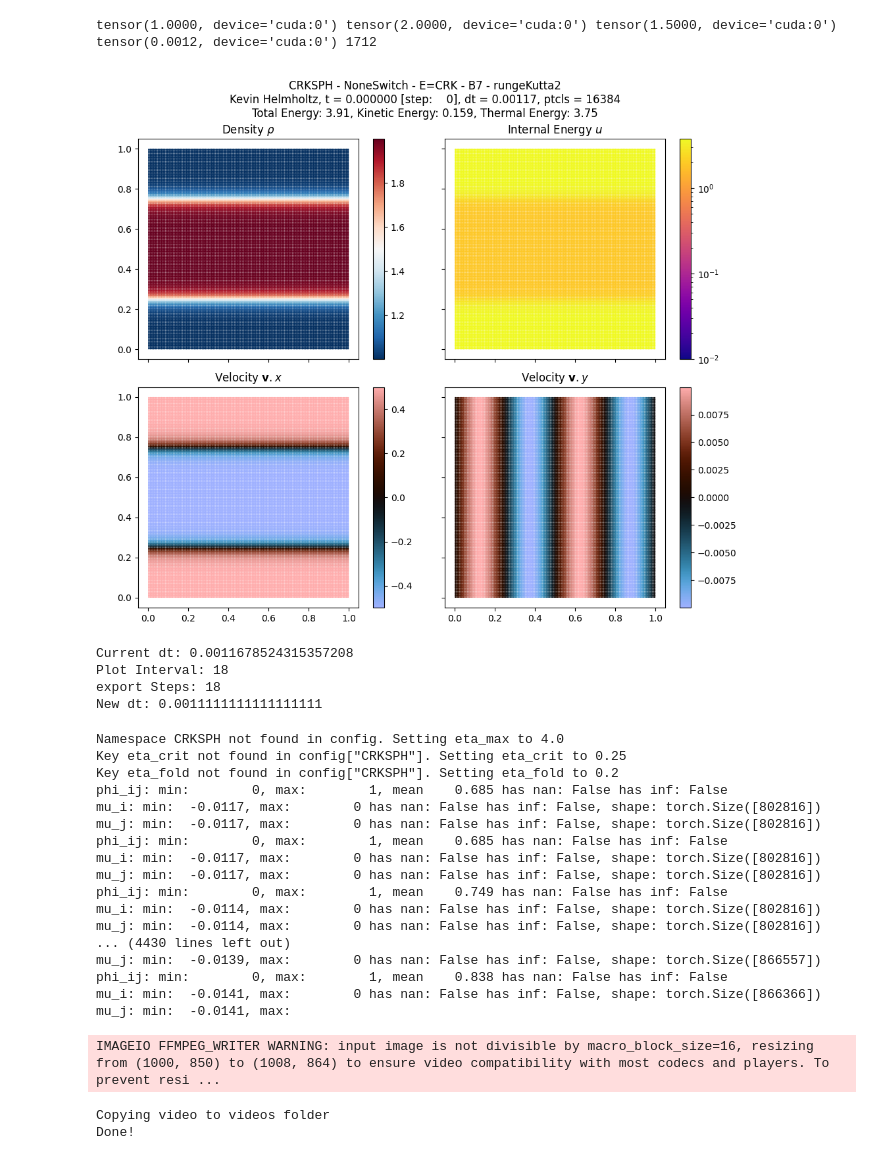
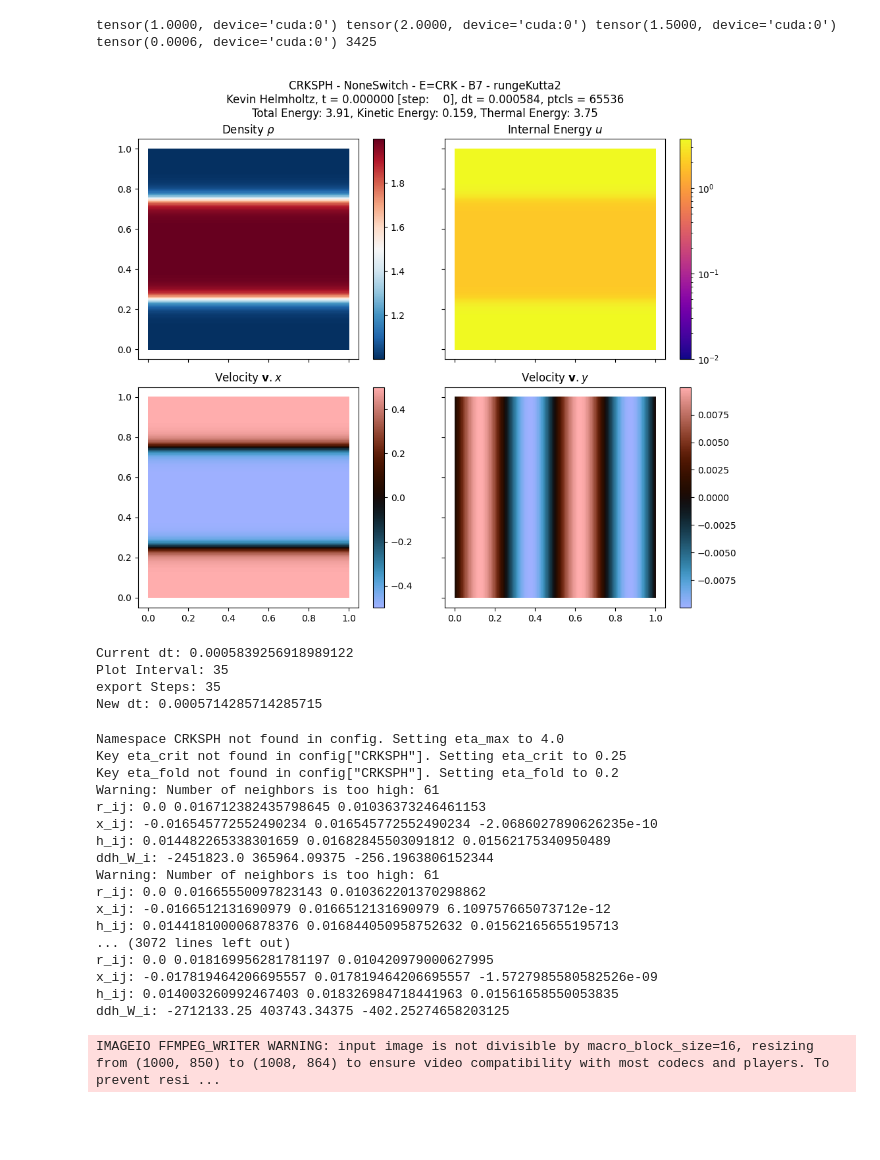
Before and after one commit to tum-pbs/diffSPH, a Jupyter notebook: examples/compressible/KevinHelmHoltz.ipynb, the cells around one changed output. Drawn from its saved outputs; the diff is of its cells as text; code cells hidden in the pictures; blank space fills up the shorter version.

```diff
--- a/examples/compressible/KevinHelmHoltz.ipynb
+++ b/examples/compressible/KevinHelmHoltz.ipynb
@@ -36,7 +36,7 @@ targetNeighbors = n_h_to_nH(4, dim)
 CFL = 0.3
 goalRadius = 0.8
 
-nx = 128
+nx = 256
 rho0 = 1
 E0 = 1
 gamma = 5/3
@@ -44,7 +44,7 @@ gamma = 5/3
 scheme = SimulationScheme.CRKSPH
 integrationScheme = IntegrationSchemeType.rungeKutta2
 viscositySwitch = ViscositySwitch.NoneSwitch
-supportScheme = AdaptiveSupportScheme.OwenScheme
+supportScheme = AdaptiveSupportScheme.MonaghanScheme
 
 domain = buildDomainDescription(l = 1, dim = dim, periodic = True, device = device, dtype = dtype)
 domain.min = torch.tensor([0, 0], device = device, dtype = dtype)
@@ -163,7 +194,7 @@ simulationState = copy.deepcopy(particleSystem)
 print(dt, timesteps)
 # %% [output]
 tensor(1.0000, device='cuda:0') tensor(2.0000, device='cuda:0') tensor(1.5000, device='cuda:0')
-tensor(0.0012, device='cuda:0') 1712
+tensor(0.0006, device='cuda:0') 3425
 # %%
 from diffSPH.plotting import visualizeParticles, updatePlot
 from diffSPH.modules.adaptiveSmoothingASPH import n_h_to_nH, evaluateOptimalSupportOwen
@@ -172,7 +203,7 @@ fluidParticles = simulationState.systemState
 
 fig, axis = plt.subplots(2, 2, figsize=(10, 8.5), squeeze=False, sharex=True, sharey=True)
 
-s = 1
+s = 0.1
 densityPlotState = visualizeParticles(fig, axis[0,0],
                      particles = fluidParticles,
                      domain = domain,
@@ -186,7 +217,7 @@ densityPlotState = visualizeParticles(fig, axis[0,0],
                      midPoint=1.5,
                      title='Density $\\rho$',
                      markerSize = s,
-                     gridVisualization=False, gridResolution=256)
+                     gridVisualization=True, gridResolution=256)
 
 internalEnergyPlotState = visualizeParticles(fig, axis[0,1],
                      particles = fluidParticles,
@@ -201,7 +232,7 @@ internalEnergyPlotState = visualizeParticles(fig, axis[0,1],
                      scaling = 'log',
                      vmin = 1e-2,
                      markerSize = s,
-                     gridVisualization=False, gridResolution=256)
+                     gridVisualization=True, gridResolution=256)
 
 velocityXPlotState = visualizeParticles(fig, axis[1,0],
                      particles = fluidParticles,
@@ -216,36 +247,36 @@ velocityXPlotState = visualizeParticles(fig, axis[1,0],
                      title='Velocity $\mathbf{v}.x$',
                      mapping = '.x',
                      markerSize = s,
-                     gridVisualization=False, gridResolution=256)
+                     gridVisualization=True, gridResolution=256)
 velocityYPlotState = visualizeParticles(fig, axis[1,1],
                      particles = fluidParticles,
                      domain = domain,
                      quantity = fluidParticles.velocities,
                      which = 'fluid',
                      visualizeBoth=False,
                      kernel = solverConfig['kernel'],
                      plotDomain = False,
                      cmap = 'berlin',
                      midPoint=0,
                      title='Velocity $\mathbf{v}.y$',
                      mapping = '.y',
                      markerSize = s,
-                     gridVisualization=False, gridResolution=256)
+                     gridVisualization=True, gridResolution=256)
 
 # for ax in axis.flatten():
     # ax.set_xlim(-1, 1)
     # ax.set_ylim(-1,1)
 kineticEnergy = 0.5 * (torch.linalg.norm(simulationState.systemState.velocities, dim = -1) **2 * simulationState.systemState.masses).sum()
 thermalEnergy = (simulationState.systemState.internalEnergies * simulationState.systemState.masses).sum()
 totalEnergy = kineticEnergy + thermalEnergy
 
 
 fig.suptitle(f'{solverConfig["schemeName"]}\nKevin Helmholtz, t = {simulationState.t:2f} [step: {0:4d}], dt = {dt:.3g}, ptcls = {len(simulationState.systemState.positions)}\nTotal Energy: {totalEnergy:.3g}, Kinetic Energy: {kineticEnergy:.3g}, Thermal Energy: {thermalEnergy:.3g}')
 # fig.suptitle(f'{solverConfig["schemeName"]}\nSedov-Taylor Explosion, t = {simulationState.t:2f} [step: {0:4d}], dt = {dt:.3g}, ptcls = {len(simulationState.systemState.positions)}\nTotal Energy: {totalEnergy:.3g}, Kinetic Energy: {kineticEnergy:.3g}, Thermal Energy: {thermalEnergy:.3g}')
 
 fig.tight_layout()
 # %% [output]
-[figure, old version]
+[figure, new version]
 # %%
 
 import math
@@ -260,15 +291,15 @@ print(f'Plot Interval: {plotInterval}')
 print(f'export Steps: {exportSteps}')
 print(f'New dt: {newDt}')
 
-imagePrefix = './images/KevinHelmholtz/'
+imagePrefix = './images/KevinHelmholtz4/'
 os.makedirs(imagePrefix, exist_ok = True)
 
 fig.savefig(f'{imagePrefix}frame_{0:05d}.png', dpi = 100)
 # %% [output]
-Current dt: 0.0011678524315357208
-Plot Interval: 18
-export Steps: 18
-New dt: 0.0011111111111111111
+Current dt: 0.0005839256918989122
+Plot Interval: 35
+export Steps: 35
+New dt: 0.0005714285714285715
 # %%
 states = []
 dt = newDt
@@ -311,31 +342,29 @@ for i in (tq:=tqdm(range(timesteps))):
 Namespace CRKSPH not found in config. Setting eta_max to 4.0
 Key eta_crit not found in config["CRKSPH"]. Setting eta_crit to 0.25
 Key eta_fold not found in config["CRKSPH"]. Setting eta_fold to 0.2
-phi_ij: min:        0, max:        1, mean    0.685 has nan: False has inf: False
-mu_i: min:  -0.0117, max:        0 has nan: False has inf: False, shape: torch.Size([802816])
-mu_j: min:  -0.0117, max:        0 has nan: False has inf: False, shape: torch.Size([802816])
-phi_ij: min:        0, max:        1, mean    0.685 has nan: False has inf: False
-mu_i: min:  -0.0117, max:        0 has nan: False has inf: False, shape: torch.Size([802816])
-mu_j: min:  -0.0117, max:        0 has nan: False has inf: False, shape: torch.Size([802816])
-phi_ij: min:        0, max:        1, mean    0.749 has nan: False has inf: False
-mu_i: min:  -0.0114, max:        0 has nan: False has inf: False, shape: torch.Size([802816])
-mu_j: min:  -0.0114, max:        0 has nan: False has inf: False, shape: torch.Size([802816])
-... (4430 lines left out)
-mu_j: min:  -0.0139, max:        0 has nan: False has inf: False, shape: torch.Size([866557])
-phi_ij: min:        0, max:        1, mean    0.838 has nan: False has inf: False
-mu_i: min:  -0.0141, max:        0 has nan: False has inf: False, shape: torch.Size([866366])
-mu_j: min:  -0.0141, max:
+Warning: Number of neighbors is too high: 61
+r_ij: 0.0 0.016712382435798645 0.01036373246461153
+x_ij: -0.016545772552490234 0.016545772552490234 -2.0686027890626235e-10
+h_ij: 0.014482265338301659 0.01682845503091812 0.01562175340950489
+ddh_W_i: -2451823.0 365964.09375 -256.1963806152344
+Warning: Number of neighbors is too high: 61
+r_ij: 0.0 0.01665550097823143 0.010362201370298862
+x_ij: -0.0166512131690979 0.0166512131690979 6.109757665073712e-12
+h_ij: 0.014418100006878376 0.016844050958752632 0.01562165655195713
+... (3072 lines left out)
+r_ij: 0.0 0.018169956281781197 0.010420979000627995
+x_ij: -0.017819464206695557 0.017819464206695557 -1.5727985580582526e-09
+h_ij: 0.014003260992467403 0.018326984718441963 0.01561658550053835
+ddh_W_i: -2712133.25 403743.34375 -402.25274658203125
 # %%
 from diffSPH.util import postProcess
 
 postProcess(
     imagePrefix = imagePrefix,
     fps = 50,
-    exportName = 'kevin_helmholtz',
+    exportName = 'kevin_helmholtz3',
     targetLongEdge = 600
 )
 # def postProcess(imagePrefix, fps, exportName, targetLongEdge = 600):
 # %% [output]
 IMAGEIO FFMPEG_WRITER WARNING: input image is not divisible by macro_block_size=16, resizing from (1000, 850) to (1008, 864) to ensure video compatibility with most codecs and players. To prevent resi ...
-Copying video to videos folder
-Done!
```
Also changed, not shown: parts of 4 cells of this notebook, 8 other files.
